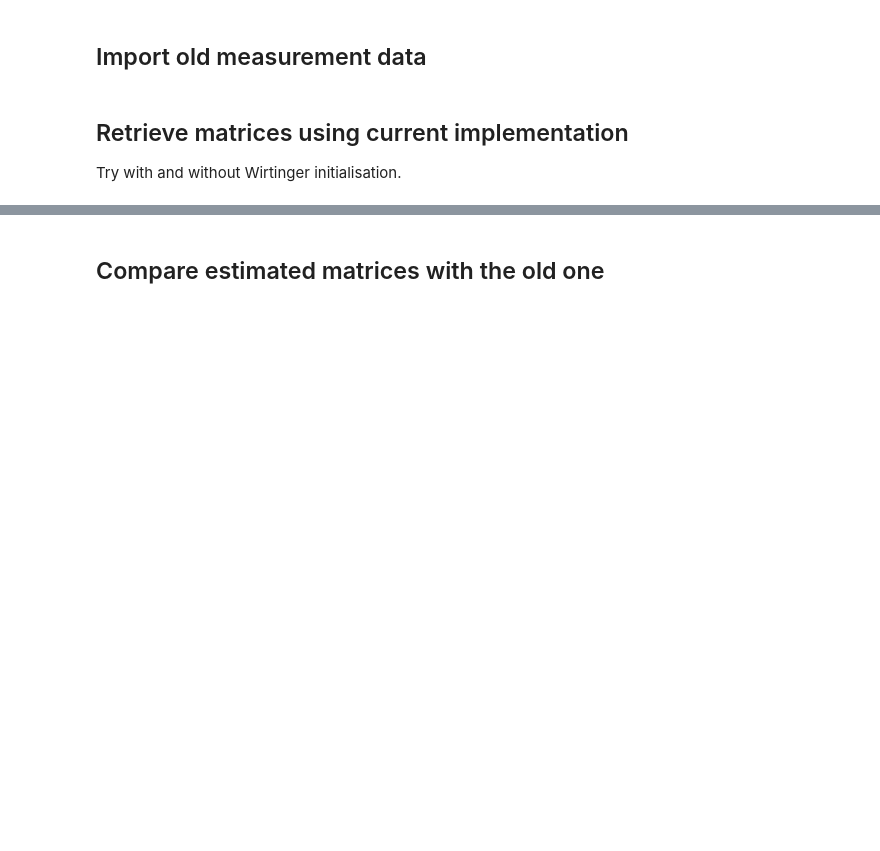
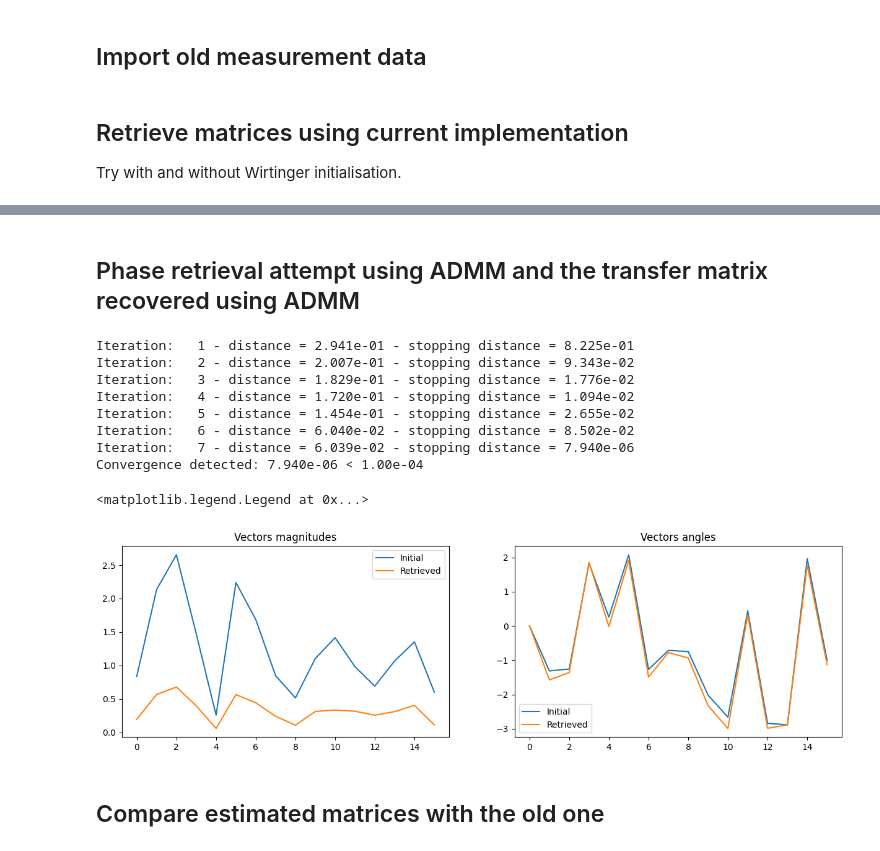
Before and after one commit to jysru/pim_methods, a Jupyter notebook: check_admm_diffuser.ipynb, the cells around one changed output, grey strips where cells are left out. Cells and saved outputs as stored; diff of their text form; code cells hidden in the pictures; blank space fills up the shorter version.

```diff
--- a/check_admm_diffuser.ipynb
+++ b/check_admm_diffuser.ipynb
@@ -55,3 +58,37 @@ Convergence detected: 8.585e-11 < 1.00e-10
+# %% [markdown]
+## Phase retrieval attempt using ADMM and the transfer matrix recovered using ADMM
+# %%
+tm = X1.T
+x0 = np.random.randn(A.shape[1],1) + 1j * np.random.randn(A.shape[1],1)
+b = np.abs(np.dot(tm, x0))
+b = b / np.max(b)
+b = np.sqrt( np.abs(np.square(b) + 0.05*np.random.rand(b.shape[0])))
+
+
+x = admm_pr(tm, b, rho=1, max_iter=1000, max_inner_iter=100, tol=1e-5, lr=1e-2, verbose=1, device='cuda')
+x = x.cpu().detach().numpy()
+
+fig, axs = plt.subplots(1, 2, figsize=(15,4))
+axs[0].plot(np.abs(x0), label='Initial')
+axs[0].plot(np.abs(x), label='Retrieved')
+axs[0].set_title('Vectors magnitudes')
+axs[0].legend()
+
+axs[1].plot(np.angle(np.exp(1j * (np.angle(x0)-np.angle(x0[0])))), label='Initial')
+axs[1].plot(np.angle(np.exp(1j * (np.angle(x)-np.angle(x[0])))), label='Retrieved')
+axs[1].set_title('Vectors angles')
+axs[1].legend()
+# %% [output]
+Iteration:   1 - distance = 2.941e-01 - stopping distance = 8.225e-01
+Iteration:   2 - distance = 2.007e-01 - stopping distance = 9.343e-02
+Iteration:   3 - distance = 1.829e-01 - stopping distance = 1.776e-02
+Iteration:   4 - distance = 1.720e-01 - stopping distance = 1.094e-02
+Iteration:   5 - distance = 1.454e-01 - stopping distance = 2.655e-02
+Iteration:   6 - distance = 6.040e-02 - stopping distance = 8.502e-02
+Iteration:   7 - distance = 6.039e-02 - stopping distance = 7.940e-06
+Convergence detected: 7.940e-06 < 1.00e-04
+<matplotlib.legend.Legend at 0x...>
+[figure, added]
 # %% [markdown]
 ## Compare estimated matrices with the old one
 # %%
```
Also changed, not shown: parts of 2 cells of this notebook.
